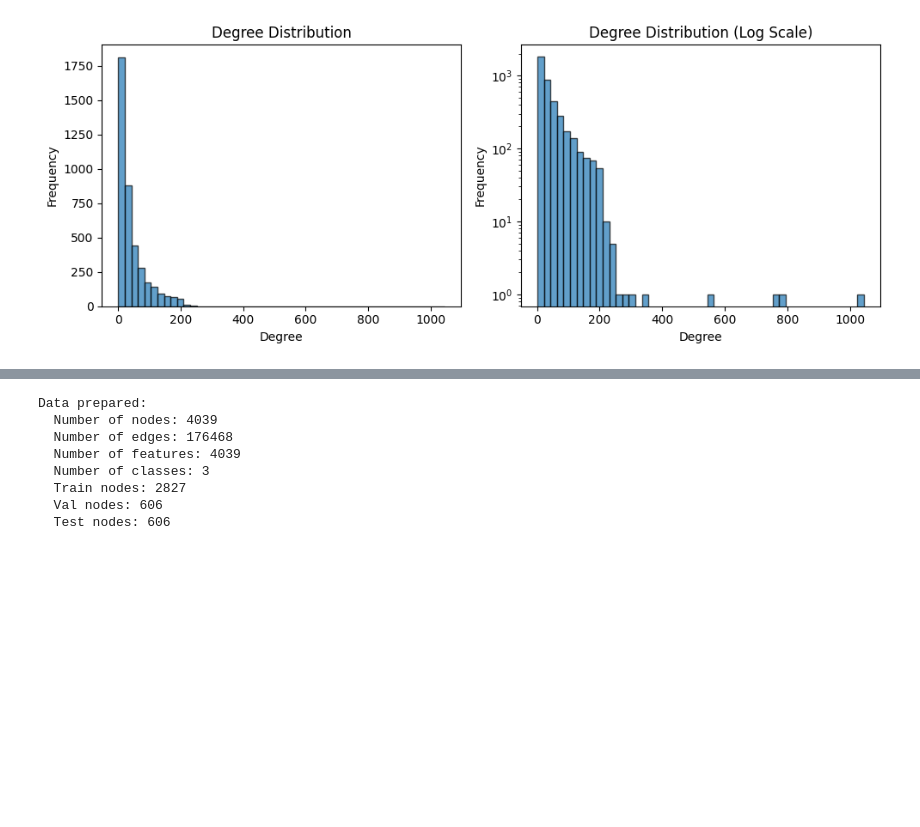
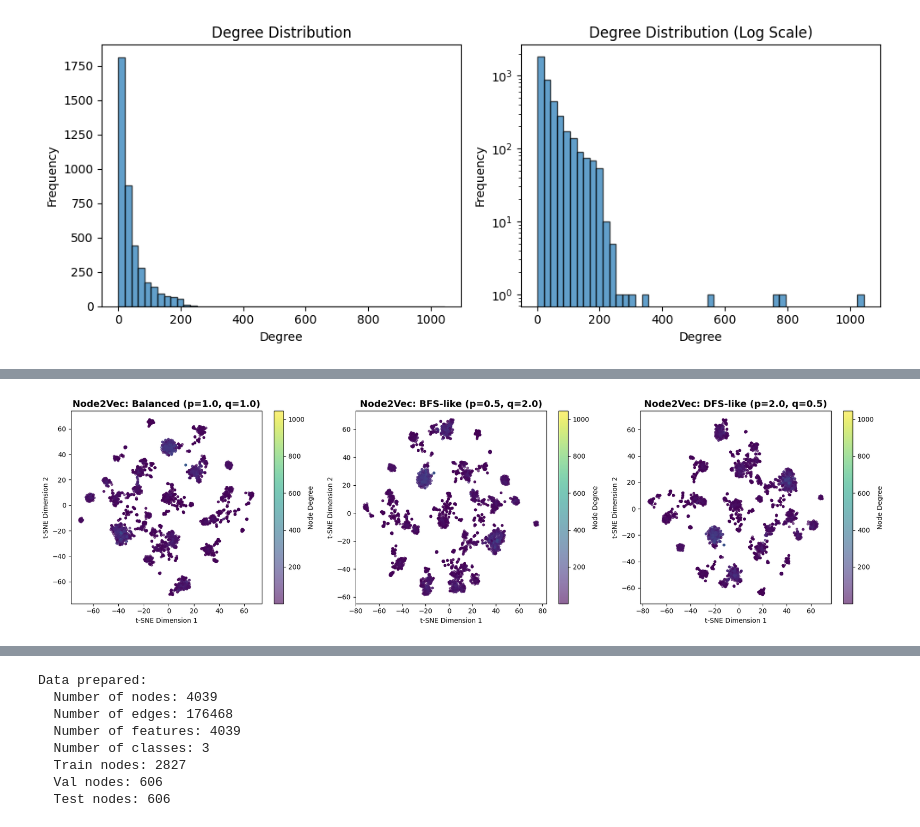
Before and after one commit to saracherif123/Graph-Community-Detection, a Jupyter notebook: GNNs.ipynb, the cells around one changed output, grey strips where cells are left out. Cells and saved outputs as stored; diff of their text form; code cells hidden in the pictures; blank space fills up the shorter version.

```diff
--- a/GNNs.ipynb
+++ b/GNNs.ipynb
@@ -78,0 +276,19 @@ Min degree: 1
+# %%
+# Experiment with different p and q values
+print("Training Node2Vec with different parameter settings...\n")
+
+# BFS-like: p < 1, q > 1 (explores local structure)
+print("1. BFS-like (p=0.5, q=2.0): Exploring local neighborhood...")
+node2vec_bfs = Node2Vec(G, dimensions=128, walk_length=30, num_walks=100, workers=4, p=0.5, q=2.0)
+model_bfs = node2vec_bfs.fit(window=10, min_count=1, batch_words=4)
+embeddings_bfs = {node: model_bfs.wv[str(node)] for node in G.nodes()}
+print("   ✓ Completed\n")
+
+# DFS-like: p > 1, q < 1 (explores distant nodes)
+print("2. DFS-like (p=2.0, q=0.5): Exploring distant nodes...")
+node2vec_dfs = Node2Vec(G, dimensions=128, walk_length=30, num_walks=100, workers=4, p=2.0, q=0.5)
+model_dfs = node2vec_dfs.fit(window=10, min_count=1, batch_words=4)
+embeddings_dfs = {node: model_dfs.wv[str(node)] for node in G.nodes()}
+print("   ✓ Completed\n")
+
+print("All parameter configurations trained successfully!")
@@ -78,0 +309,68 @@ Min degree: 1
+# %%
+# Compare embeddings from different parameter settings
+from sklearn.manifold import TSNE
+from sklearn.decomposition import PCA
+
+# Prepare data for comparison
+node_ids = sorted(G.nodes())
+node_degrees = [G.degree(nid) for nid in node_ids]
+
+# Convert embeddings to matrices
+emb_matrix_balanced = np.array([node2vec_embeddings[nid] for nid in node_ids])
+emb_matrix_bfs = np.array([embeddings_bfs[nid] for nid in node_ids])
+emb_matrix_dfs = np.array([embeddings_dfs[nid] for nid in node_ids])
+
+# Apply PCA for dimensionality reduction (faster computation)
+print("Applying PCA for dimensionality reduction...")
+pca_balanced = PCA(n_components=50)
+pca_bfs = PCA(n_components=50)
+pca_dfs = PCA(n_components=50)
+
+emb_balanced_pca = pca_balanced.fit_transform(emb_matrix_balanced)
+emb_bfs_pca = pca_bfs.fit_transform(emb_matrix_bfs)
+emb_dfs_pca = pca_dfs.fit_transform(emb_matrix_dfs)
+
+# Apply t-SNE
+print("Applying t-SNE (this may take a moment)...")
+tsne = TSNE(n_components=2, random_state=42, perplexity=30, n_iter=1000)
+
+emb_balanced_2d = tsne.fit_transform(emb_balanced_pca)
+emb_bfs_2d = tsne.fit_transform(emb_bfs_pca)
+emb_dfs_2d = tsne.fit_transform(emb_dfs_pca)
+
+# Visualize comparison
+fig, axes = plt.subplots(1, 3, figsize=(18, 5))
+
+# Balanced (p=1, q=1)
+scatter1 = axes[0].scatter(emb_balanced_2d[:, 0], emb_balanced_2d[:, 1],
+                          c=node_degrees, cmap='viridis', alpha=0.6, s=10)
+axes[0].set_title('Node2Vec: Balanced (p=1.0, q=1.0)', fontsize=14, fontweight='bold')
+axes[0].set_xlabel('t-SNE Dimension 1')
+axes[0].set_ylabel('t-SNE Dimension 2')
+plt.colorbar(scatter1, ax=axes[0], label='Node Degree')
+
+# BFS-like (p=0.5, q=2.0)
+scatter2 = axes[1].scatter(emb_bfs_2d[:, 0], emb_bfs_2d[:, 1],
+                          c=node_degrees, cmap='viridis', alpha=0.6, s=10)
+axes[1].set_title('Node2Vec: BFS-like (p=0.5, q=2.0)', fontsize=14, fontweight='bold')
+axes[1].set_xlabel('t-SNE Dimension 1')
+axes[1].set_ylabel('t-SNE Dimension 2')
+plt.colorbar(scatter2, ax=axes[1], label='Node Degree')
+
+# DFS-like (p=2.0, q=0.5)
+scatter3 = axes[2].scatter(emb_dfs_2d[:, 0], emb_dfs_2d[:, 1],
+                          c=node_degrees, cmap='viridis', alpha=0.6, s=10)
+axes[2].set_title('Node2Vec: DFS-like (p=2.0, q=0.5)', fontsize=14, fontweight='bold')
+axes[2].set_xlabel('t-SNE Dimension 1')
+axes[2].set_ylabel('t-SNE Dimension 2')
+plt.colorbar(scatter3, ax=axes[2], label='Node Degree')
+
+plt.tight_layout()
+plt.show()
+
+print("\nVisualization complete!")
+print("\nObservations:")
+print("  - Balanced (p=1, q=1): Uniform exploration, similar to DeepWalk")
+print("  - BFS-like (p=0.5, q=2.0): Nodes with similar local neighborhoods cluster together")
+print("  - DFS-like (p=2.0, q=0.5): Nodes with similar structural roles cluster together")
+# %% [output]
@@ -78,0 +379 @@ Min degree: 1
+[figure, added]
```
Also changed, not shown: parts of 42 cells of this notebook, 1 other file.
